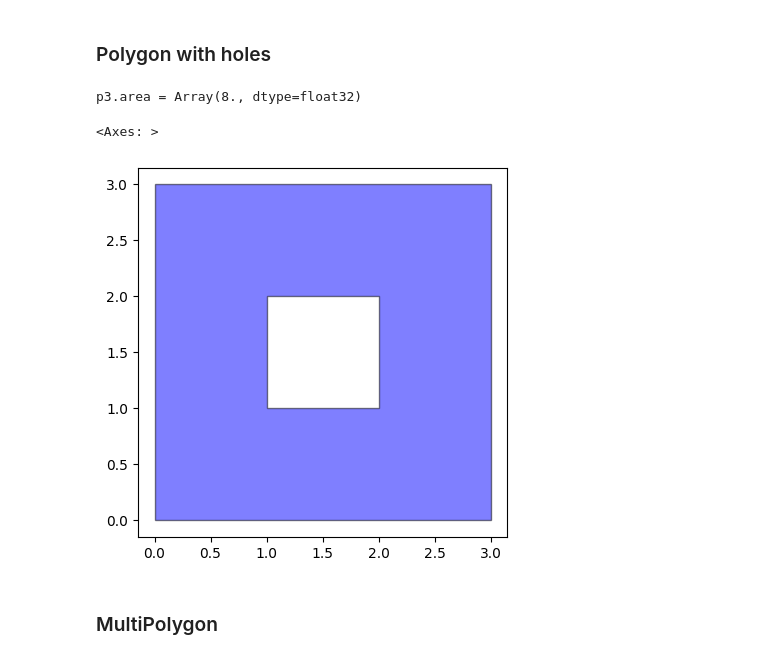
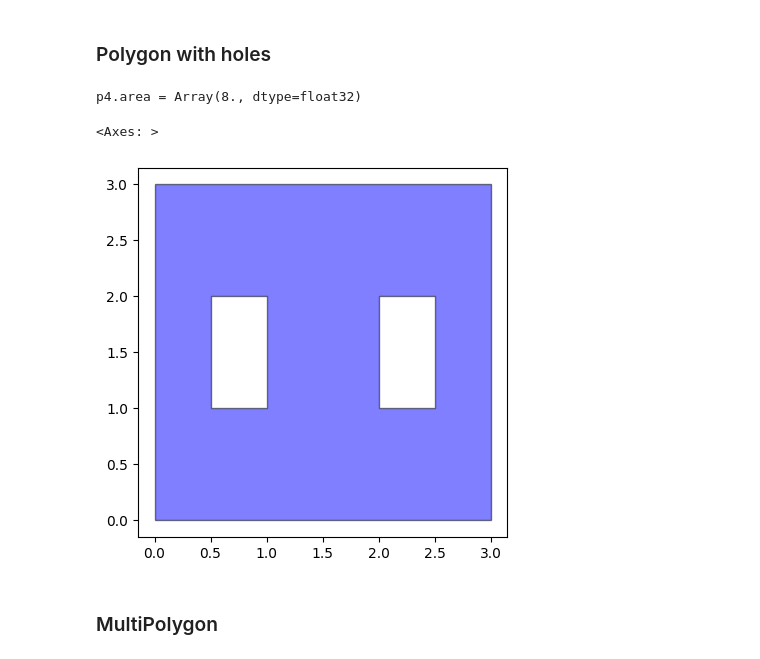
Before and after one commit to seekjim20/dshape, a Jupyter notebook: ipynb/playground.ipynb, the cells around one changed output. Cells and saved outputs as stored; diff of their text form; code cells hidden in the pictures.

```diff
--- a/ipynb/playground.ipynb
+++ b/ipynb/playground.ipynb
@@ -22,15 +22,17 @@ importlib.reload(set_ops);
 ### Polygon with holes
 # %%
 p1 = geometry.Rectangle(0, 0, 3, 3)
-p2 = geometry.Rectangle(1, 1, 1, 1)
+p2 = geometry.Rectangle(0.5, 1, 0.5, 1)
+p3 = geometry.Rectangle(2.0, 1, 0.5, 1)
 
-p3 = set_ops.difference(p1, p2)
-print(f"{p3.area = }")
-p3.plot()
+p4 = set_ops.difference(p1, p2)
+p4 = set_ops.difference(p4, p3)
+print(f"{p4.area = }")
+p4.plot()
 # %% [output]
-p3.area = Array(8., dtype=float32)
+p4.area = Array(8., dtype=float32)
 <Axes: >
-[figure, old version]
+[figure, new version]
 # %% [markdown]
 ### MultiPolygon
 # %%
```
Also changed, not shown: parts of 4 cells of this notebook, 2 other files.
